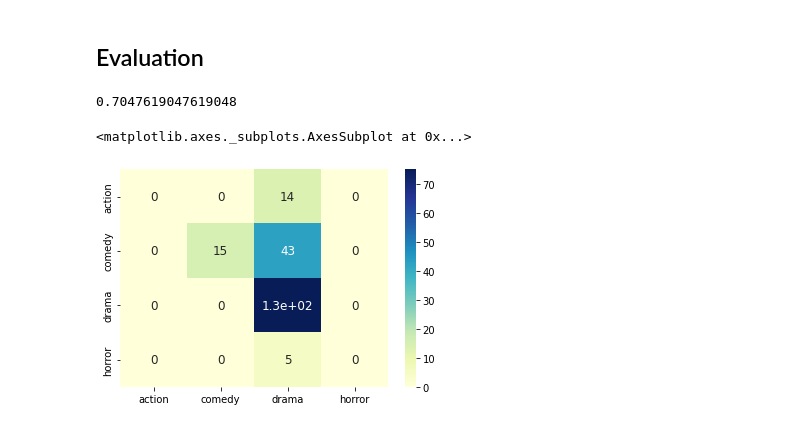
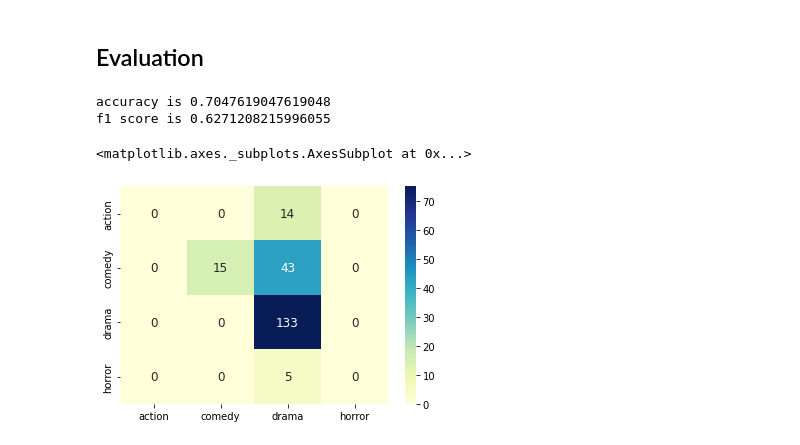
Before and after one commit to CIT-NLP/NLP-final-project, a Jupyter notebook: Model_Building.ipynb, the cells around one changed output. Saved outputs shown, nothing was run; the diff lists cells and outputs as text; code cells hidden in the pictures.

```diff
--- a/Model_Building.ipynb
+++ b/Model_Building.ipynb
@@ -290,25 +277,31 @@ array(['drama', 'drama', 'drama', 'drama', 'drama', 'drama', 'drama',
 # %%
 from sklearn.metrics import accuracy_score
 from sklearn.metrics import confusion_matrix
+from sklearn.metrics import f1_score
+
+acc = accuracy_score(y_test, y_pred)
+f1 = f1_score(y_test, y_pred, average = 'weighted')
 
 
-accuracy_score(y_test, y_pred)
+print(f"accuracy is {acc}")
+print(f"f1 score is {f1}")
 # %% [output]
-0.7047619047619048
+accuracy is 0.7047619047619048
+f1 score is 0.6271208215996055
 # %%
 conf = confusion_matrix(y_test, y_pred)
 # %%
 import matplotlib.pyplot as plt
 import seaborn as sns
 import numpy as np
 
 fig, ax = plt.subplots()
 
 cm_labels = np.unique(y_test)
 cm_array = confusion_matrix(y_test, y_pred)
 cm_array_df = pd.DataFrame(cm_array, index=cm_labels, columns=cm_labels)
 
-sns.heatmap(cm_array_df, annot=True, annot_kws={"size": 12}, cmap='YlGnBu', vmax=75)
+sns.heatmap(cm_array_df, annot=True, fmt="d", annot_kws={"size": 12}, cmap='YlGnBu', vmax=75)
 # %% [output]
 <matplotlib.axes._subplots.AxesSubplot at 0x...>
-[figure, old version]
+[figure, new version]
```
Also changed, not shown: parts of 16 cells of this notebook.
